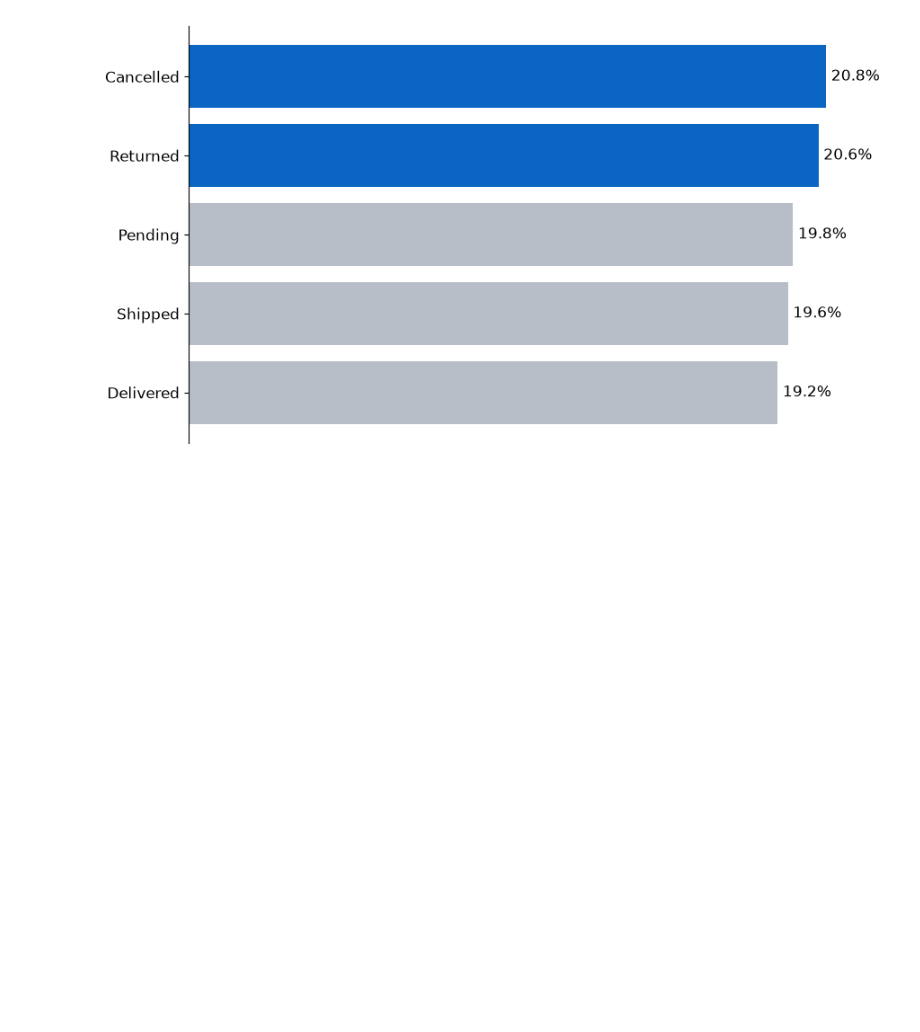
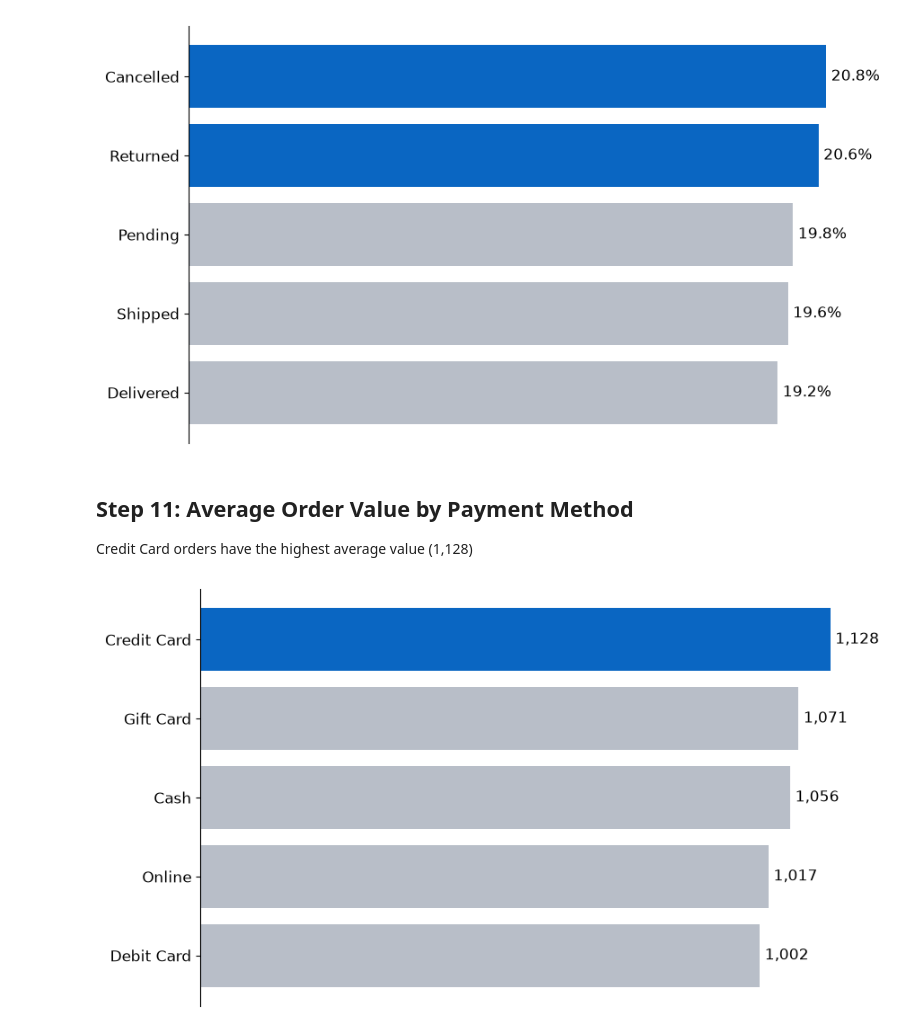
Before and after one commit to nabeera862-eng/decodelabs-internship_project4, a Jupyter notebook: DECODE_LABS_PROJECT4.ipynb, the cells around one changed output. Saved outputs shown, nothing was run; the diff lists cells and outputs as text; code cells hidden in the pictures; blank space fills up the shorter version.

Commit message:
Add average order value by payment method chart

```diff
--- a/DECODE_LABS_PROJECT4.ipynb
+++ b/DECODE_LABS_PROJECT4.ipynb
@@ -203,3 +203,29 @@ plt.savefig("charts/05_order_status.png", dpi=300)
 plt.show()
 # %% [output]
 [figure]
+# %% [markdown]
+## Step 11: Average Order Value by Payment Method
+Credit Card orders have the highest average value (1,128)
+# %%
+# Calculate the average order value for each payment method and sort ascending
+payment_aov = df.groupby("PaymentMethod")["TotalPrice"].mean().sort_values()
+
+# Highlight only the highest one in blue
+colors = [GREY] * len(payment_aov)
+colors[-1] = BLUE
+
+# Draw a horizontal bar chart with direct labels
+plt.figure(figsize=(9, 5))
+bars = plt.barh(payment_aov.index, payment_aov.values, color=colors)
+plt.bar_label(bars, labels=[f"{v:,.0f}" for v in payment_aov.values], padding=4)
+
+# Remove unnecessary elements
+plt.xticks([])
+plt.gca().spines["bottom"].set_visible(False)
+
+# Save and display
+plt.tight_layout()
+plt.savefig("charts/06_payment_aov.png", dpi=300)
+plt.show()
+# %% [output]
+[figure, added]
```
Also changed, not shown: 1 other file.
